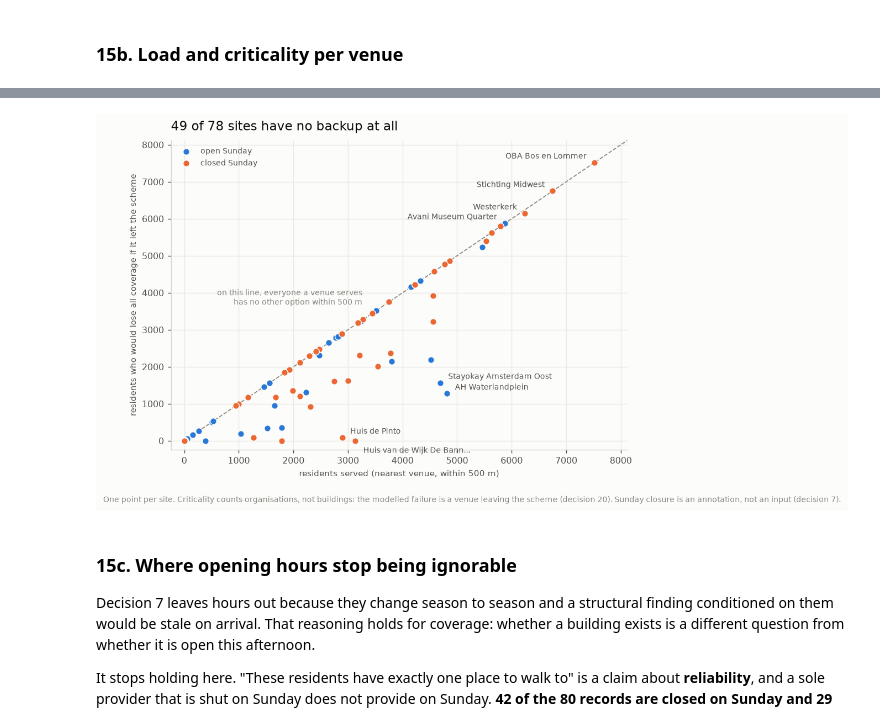
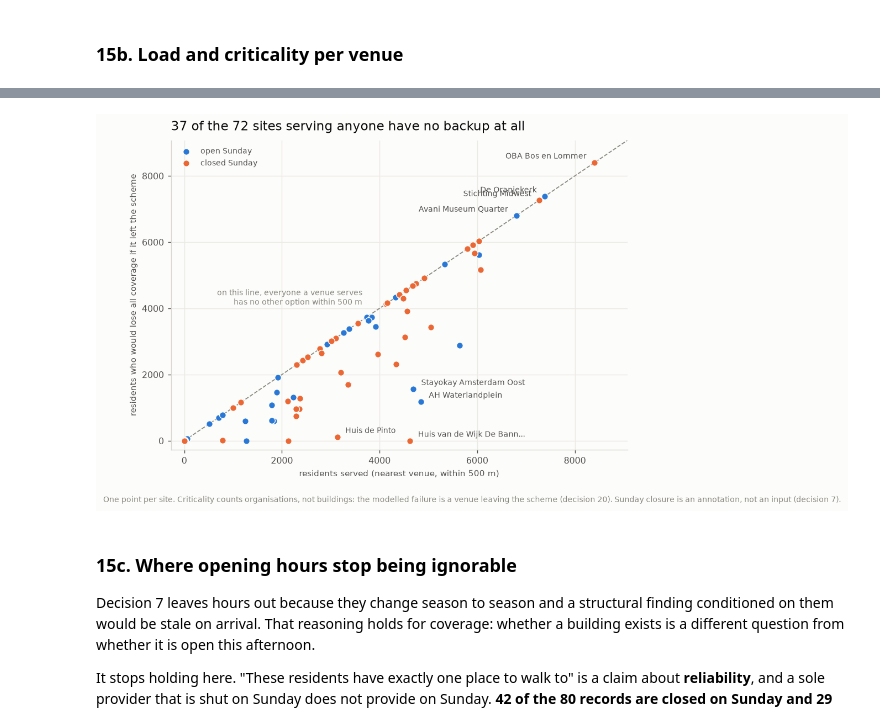
Before and after one commit to NojusStankevicius/koeltekaart-analysis, a Jupyter notebook: koeltekaart.ipynb, the cells around one changed output, grey strips where cells are left out. Cells and saved outputs as stored; diff of their text form; code cells hidden in the pictures.

```diff
--- a/koeltekaart.ipynb
+++ b/koeltekaart.ipynb
@@ -174,11 +174,12 @@ ALONE = "aantal_eenpersoonshuishoudens"     # section 10
 HOUSEHOLDS = "aantal_part_huishoudens"      # section 10
 
 # Clip at read time: the national file is 448 MB, Amsterdam is a sliver of it. pyogrio pushes
-# both the bbox and the column list down to OGR, so nothing else is ever parsed. The file is
-# already EPSG:28992 and rd.total_bounds is too, so the bbox needs no conversion.
-# 2 km of slack keeps border squares in - supply is unclipped (see decision below).
-minx, miny, maxx, maxy = rd.total_bounds
-bbox = (minx - 2000, miny - 2000, maxx + 2000, maxy + 2000)
+# both the bbox and the column list down to OGR, so nothing else is ever parsed.
+# The bbox is the STUDY AREA's extent, not the facilities'. It used to be rd.total_bounds + 2 km,
+# which stops at x = 130 km and silently dropped 90% of Weesp (decision 30). The sjoin in 5a does
+# the real clipping, so the bbox only has to contain the city - never be tighter than it.
+minx, miny, maxx, maxy = buurten.to_crs(RD).total_bounds
+bbox = (minx, miny, maxx, maxy)
 
 grid = gpd.read_file(GRID, bbox=bbox, columns=["crs28992res100m", POP, ELDERLY, ALONE, HOUSEHOLDS])
 
@@ -2254,9 +2481,12 @@ accordingly.
 # %% [markdown]
 ### 15a. How many residents have a second option?
 # %%
-# Distances from every venue, not just the nearest. The cap keeps the 80-source pass cheap;
-# it has to sit ABOVE the threshold because each square's own snap distance is added afterwards.
-LIMIT = THRESHOLD + 200
+# Distances from every venue, not just the nearest. The cap has to sit ABOVE whatever
+# threshold will be asked of the result, because each square's own snap distance is added
+# afterwards. The published figures all use THRESHOLD, but the dashboard lets a reader move
+# the threshold to SLIDER_MAX, and a count of "places within X" can only answer up to the cap
+# this pass was computed with - so the cap is set by the largest question, not the headline one.
+LIMIT = SLIDER_MAX + 200      # SLIDER_MAX is set in section 14b
 D_all = sp_dijkstra(A, directed=False, indices=src_idx, limit=LIMIT)
 
 reach = np.full((n_ven, len(dem_pos)), np.inf)
@@ -2288,6 +2518,22 @@ near["n_org_within"] = within_org.sum(axis=1).astype(int)
 assert ((near["n_org_within"] > 0) == near["served"]).all(), "org reach disagrees with net_m"
 assert (near["n_org_within"] >= near["n_within"]).all(), "organisations cannot be fewer than venues"
 
+# Each square's nearest few organisations, sorted. Four is enough to answer "one, two, three,
+# four or more" at any threshold up to SLIDER_MAX, and it ships four arrays instead of a
+# 7,043 x 80 matrix. Everything beyond the cap stays NaN rather than becoming a large number.
+ORG_K = 4
+_sorted = np.sort(reach_org.to_numpy(), axis=1)[:, :ORG_K]
+for k in range(ORG_K):
+    near[f"org_d{k + 1}"] = np.where(np.isfinite(_sorted[:, k]), _sorted[:, k], np.nan)
+
+# The first of those must BE net_m: same graph, same snap distances, same minimum. If this
+# fails the sort is reading a different matrix than the one net_m came from.
+_d1, _net = near["org_d1"].to_numpy(), near["net_m"].to_numpy()
+_both = np.isfinite(_d1) & np.isfinite(_net)
+assert np.allclose(_d1[_both], _net[_both], atol=0.51), "org_d1 disagrees with net_m"
+print(f"nearest-four organisation distances computed to {SLIDER_MAX} m; "
+      f"{near['org_d2'].notna().sum():,} squares have a second option inside the cap")
+
 sole = near["served"] & (near["n_org_within"] == 1)      # the headline: one organisation
 sole_bldg = near["served"] & (near["n_within"] == 1)     # the bound: one building
 served_pop = near.loc[near["served"], POP].sum()
@@ -2448,35 +2714,38 @@ for name in sorted(tag, key=lambda n: supply.loc[n, "serves"]):
     # Only the y=0 cluster needs staggering, and only downwards. Applying it higher up pushes a
     # label onto its neighbour's marker instead of clearing it.
     dy = 4
     if r["sole_provider_for"] < lim * 0.1 and any(
             abs(r["serves"] - px) < lim * 0.12 and abs(r["sole_provider_for"] - py) < lim * 0.06
             for px, py in placed):
         dy = -12
     placed.append((r["serves"], r["sole_provider_for"]))
     ax.annotate(short(name), (r["serves"], r["sole_provider_for"]),
                 xytext=(-8 if right else 8, dy), textcoords="offset points",
                 ha="right" if right else "left",
                 fontsize=7.5, color=INK_2, zorder=4)
 
 ax.set_xlim(-lim * 0.03, lim)
 ax.set_ylim(-lim * 0.03, lim)
 
 ax.set_xlabel(f"residents served (nearest venue, within {THRESHOLD} m)", fontsize=8.5)
 ax.set_ylabel("residents who would lose all coverage if it left the scheme", fontsize=8.5)
-ax.set_title(f"{int((supply['backed_up'] == 0).sum())} of {n_ven} sites have no backup at all",
+# Sites that are nearest to nobody have "no backup" only vacuously, so they are left out.
+_in_use = supply["serves"] > 0
+ax.set_title(f"{int(((supply['backed_up'] == 0) & _in_use).sum())} of the {int(_in_use.sum())} sites "
+             f"serving anyone have no backup at all",
              fontsize=12.5, color=INK, loc="left", pad=10)
 ax.grid(color="#eceae4", linewidth=0.8)
 ax.set_axisbelow(True)
 for spine in ("top", "right"):
     ax.spines[spine].set_visible(False)
 ax.legend(frameon=False, fontsize=8, labelcolor=INK_2, loc="upper left")
 fig.text(0.01, -0.02, "One point per site. Criticality counts organisations, not buildings: "
          "the modelled failure is a venue leaving the scheme (decision 20). Sunday closure is an "
          "annotation, not an input (decision 7).", fontsize=7.5, color=INK_3)
 fig.savefig(FIGS / "supply_criticality.png")
 plt.show()
 # %% [output]
-[figure, old version]
+[figure, new version]
 # %% [markdown]
 ### 15c. Where opening hours stop being ignorable
 
```
Also changed, not shown: parts of 79 cells of this notebook, 35 other files.
